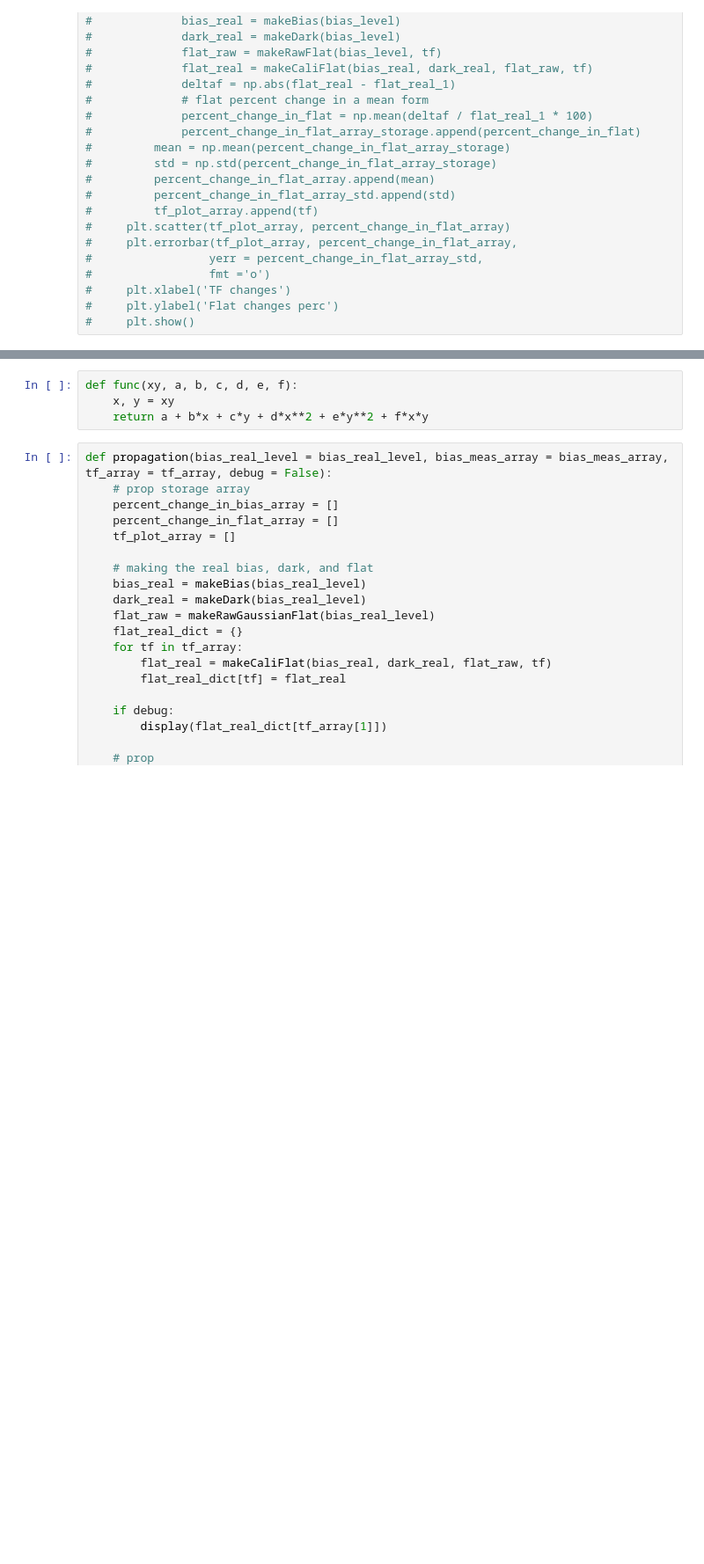
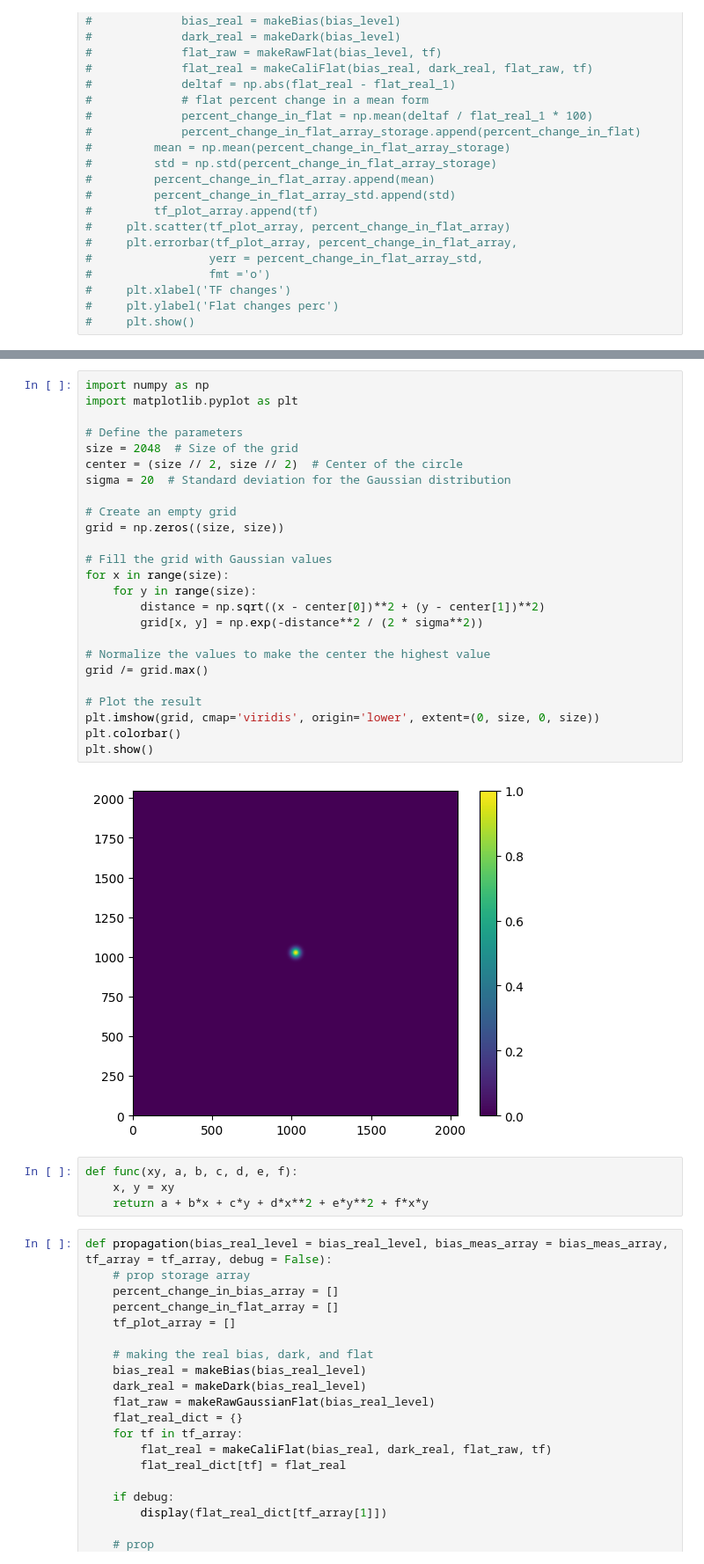
Before and after one commit to Voluptatemn/AstroResearch, a Jupyter notebook: BiasErrorProp.ipynb, the cells around one changed output, grey strips where cells are left out. Shown at 88% size. Saved outputs shown, nothing was run; the diff lists cells and outputs as text; blank space fills up the shorter version.

```diff
--- a/BiasErrorProp.ipynb
+++ b/BiasErrorProp.ipynb
@@ -328,3 +442,30 @@ display(df)
+# %%
+import numpy as np
+import matplotlib.pyplot as plt
+
+# Define the parameters
+size = 2048  # Size of the grid
+center = (size // 2, size // 2)  # Center of the circle
+sigma = 20  # Standard deviation for the Gaussian distribution
+
+# Create an empty grid
+grid = np.zeros((size, size))
+
+# Fill the grid with Gaussian values
+for x in range(size):
+    for y in range(size):
+        distance = np.sqrt((x - center[0])**2 + (y - center[1])**2)
+        grid[x, y] = np.exp(-distance**2 / (2 * sigma**2))
+
+# Normalize the values to make the center the highest value
+grid /= grid.max()
+
+# Plot the result
+plt.imshow(grid, cmap='viridis', origin='lower', extent=(0, size, 0, size))
+plt.colorbar()
+plt.show()
+# %% [output]
+[figure, added]
 # %%
 def func(xy, a, b, c, d, e, f):
     x, y = xy
```
Also changed, not shown: parts of 7 cells of this notebook.
